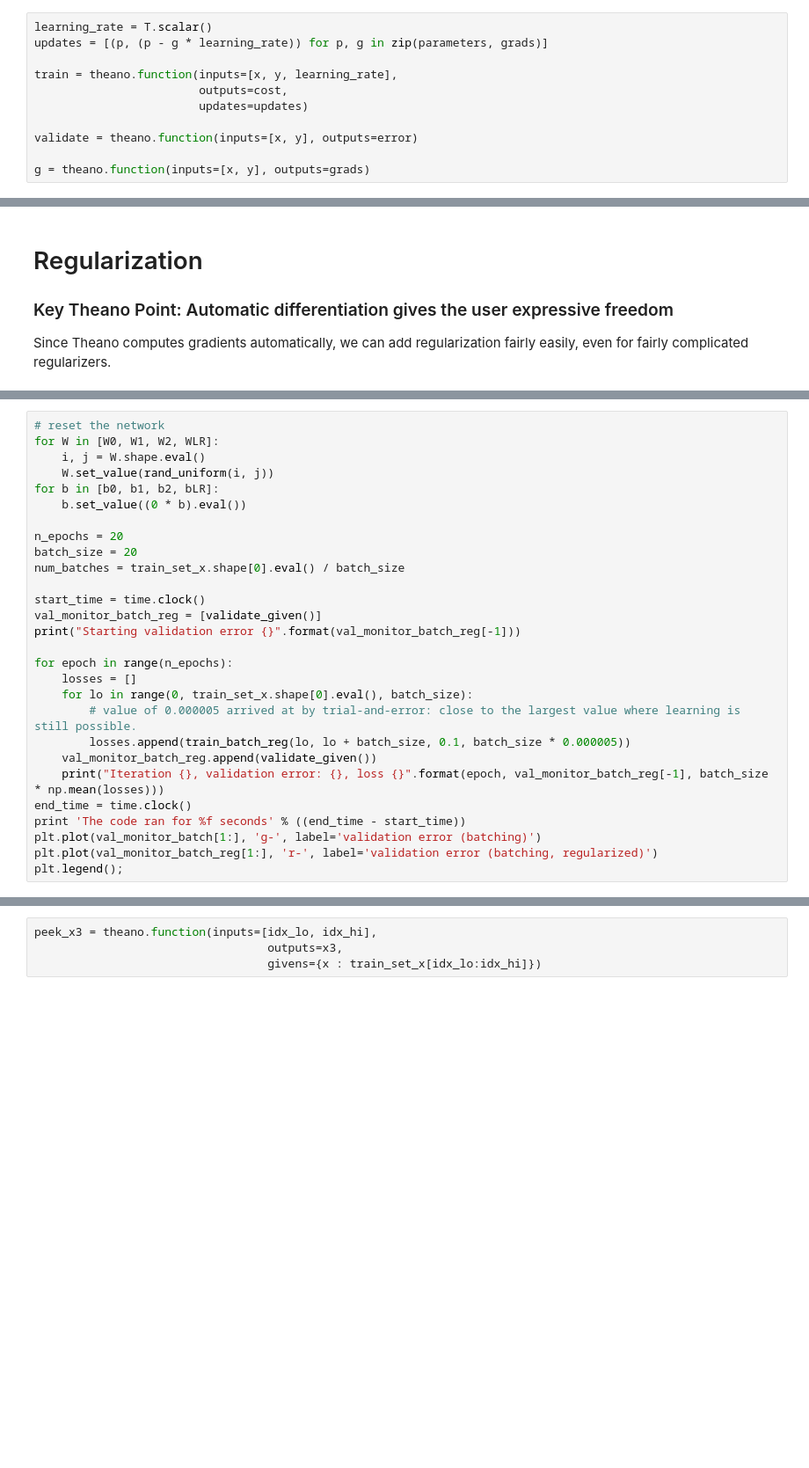
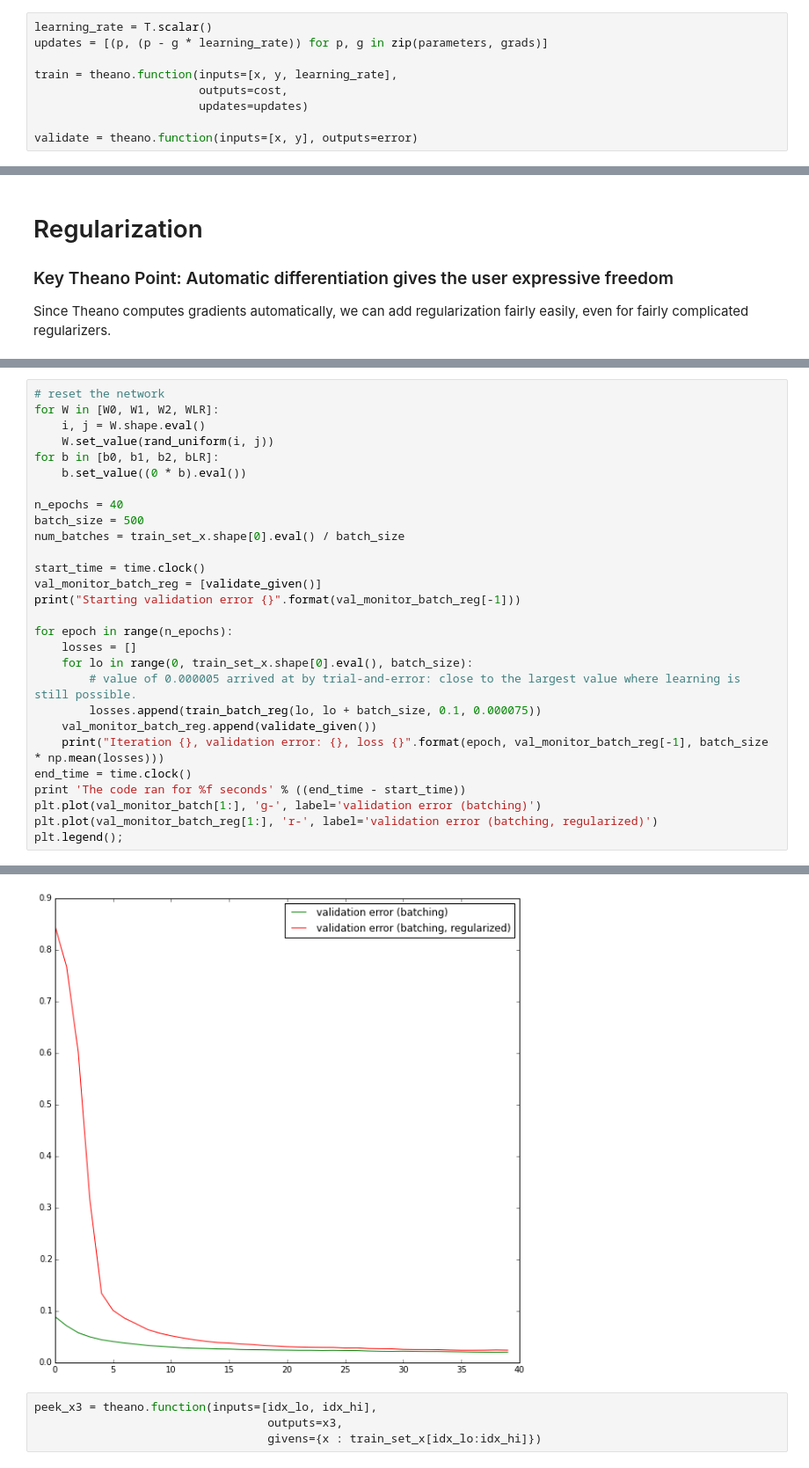
Before and after one commit to thouis/TheanoIntro, a Jupyter notebook: TheanoIntro.ipynb, the cells around one changed output, grey strips where cells are left out. Shown at 88% size. Drawn from its saved outputs; the diff is of its cells as text; blank space fills up the shorter version.

```diff
--- a/TheanoIntro.ipynb
+++ b/TheanoIntro.ipynb
@@ -163,8 +163,6 @@ train = theano.function(inputs=[x, y, learning_rate],
                         updates=updates)
 
 validate = theano.function(inputs=[x, y], outputs=error)
-
-g = theano.function(inputs=[x, y], outputs=grads)
 # %%
 # reset the network
 for W in [W0, W1, W2, WLR]:
@@ -305,8 +303,8 @@ for W in [W0, W1, W2, WLR]:
 for b in [b0, b1, b2, bLR]:
     b.set_value((0 * b).eval())
 
-n_epochs = 20
-batch_size = 20
+n_epochs = 40
+batch_size = 500
 num_batches = train_set_x.shape[0].eval() / batch_size
 
 start_time = time.clock()
@@ -317,7 +315,7 @@ for epoch in range(n_epochs):
     losses = []
     for lo in range(0, train_set_x.shape[0].eval(), batch_size):
         # value of 0.000005 arrived at by trial-and-error: close to the largest value where learning is still possible.
-        losses.append(train_batch_reg(lo, lo + batch_size, 0.1, batch_size * 0.000005))
+        losses.append(train_batch_reg(lo, lo + batch_size, 0.1, 0.000075))
     val_monitor_batch_reg.append(validate_given())
     print("Iteration {}, validation error: {}, loss {}".format(epoch, val_monitor_batch_reg[-1], batch_size * np.mean(losses)))
 end_time = time.clock()
@@ -333,3 +344,4 @@ Iteration 2, validation error: 0.0387, loss 2.32944831252
+[figure, added]
 # %%
 peek_x3 = theano.function(inputs=[idx_lo, idx_hi],
                                   outputs=x3,
```
Also changed, not shown: parts of 10 cells of this notebook, 1 other file.
